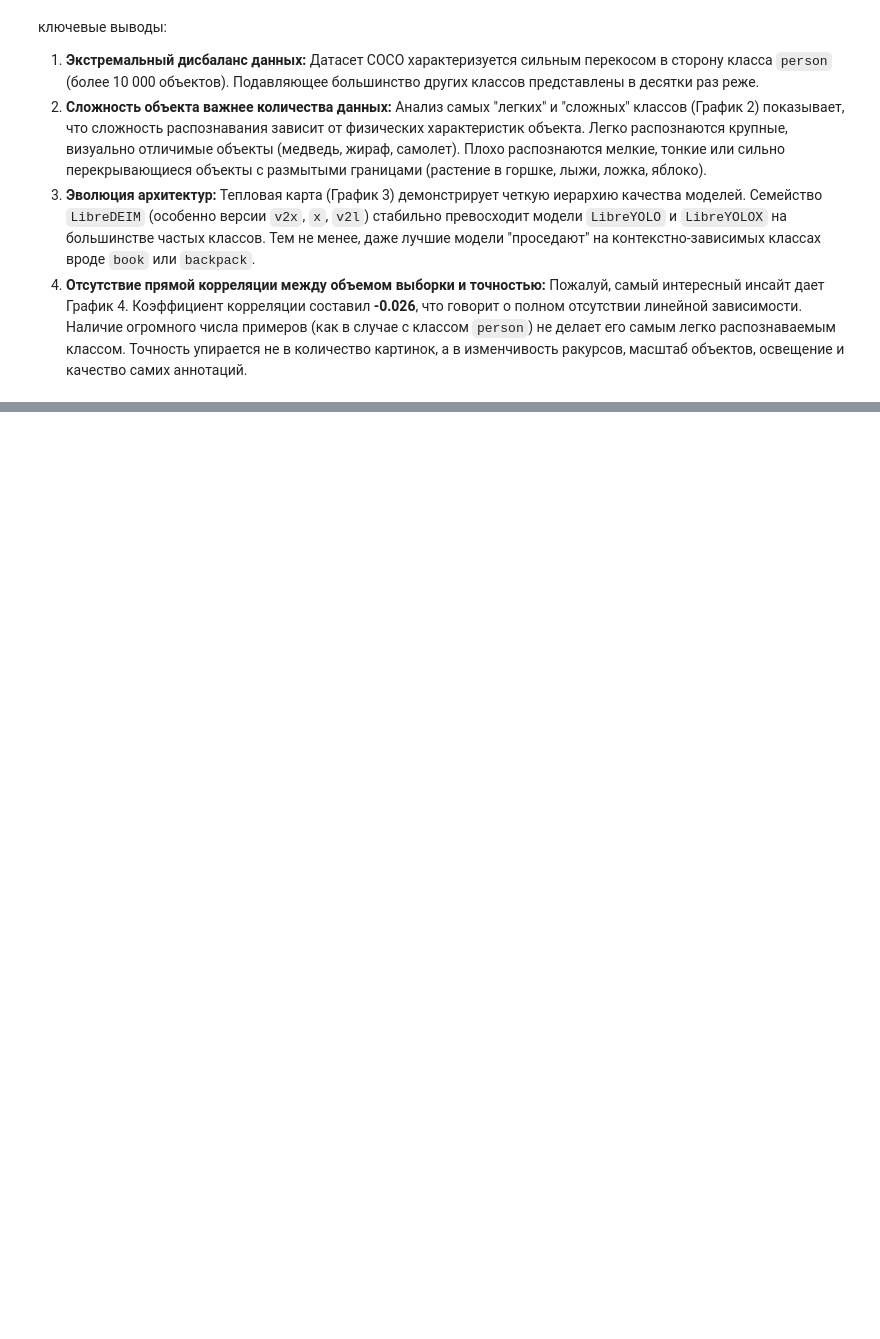
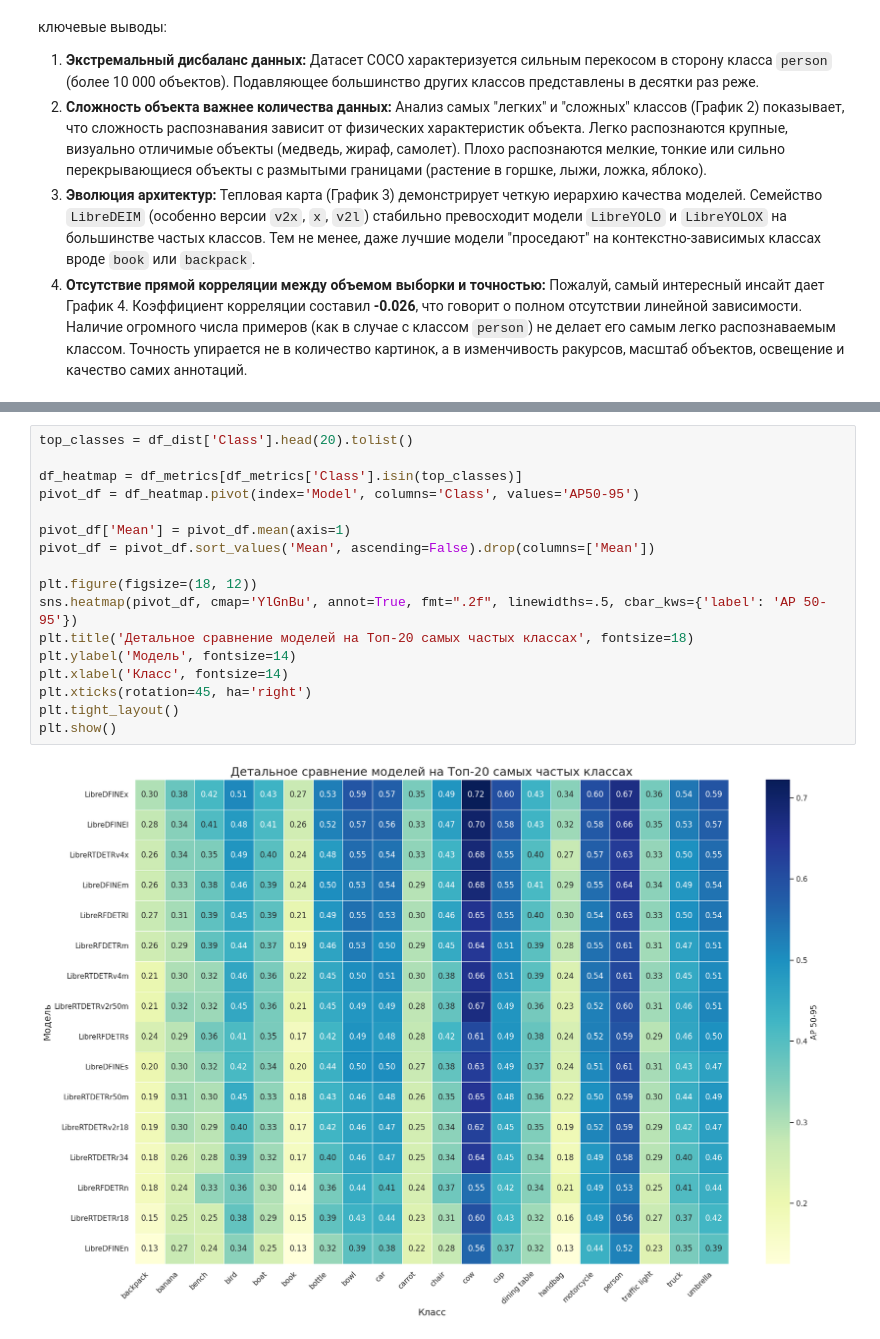
Before and after one commit to GhostD00m/Practice2026, a Jupyter notebook: ClassesAnal.ipynb, the cells around one changed output, grey strips where cells are left out. Cells and saved outputs as stored; diff of their text form; blank space fills up the shorter version.

```diff
--- a/yolo_deim/ClassesAnal.ipynb
+++ b/ClassesAnal.ipynb
@@ -230,0 +387,19 @@ print(f"Корреляция между количеством примеров
+# %%
+top_classes = df_dist['Class'].head(20).tolist()
+
+df_heatmap = df_metrics[df_metrics['Class'].isin(top_classes)]
+pivot_df = df_heatmap.pivot(index='Model', columns='Class', values='AP50-95')
+
+pivot_df['Mean'] = pivot_df.mean(axis=1)
+pivot_df = pivot_df.sort_values('Mean', ascending=False).drop(columns=['Mean'])
+
+plt.figure(figsize=(18, 12))
+sns.heatmap(pivot_df, cmap='YlGnBu', annot=True, fmt=".2f", linewidths=.5, cbar_kws={'label': 'AP 50-95'})
+plt.title('Детальное сравнение моделей на Топ-20 самых частых классах', fontsize=18)
+plt.ylabel('Модель', fontsize=14)
+plt.xlabel('Класс', fontsize=14)
+plt.xticks(rotation=45, ha='right')
+plt.tight_layout()
+plt.show()
+# %% [output]
+[figure, added]
```
Also changed, not shown: parts of 8 cells of this notebook, 1 other file.
